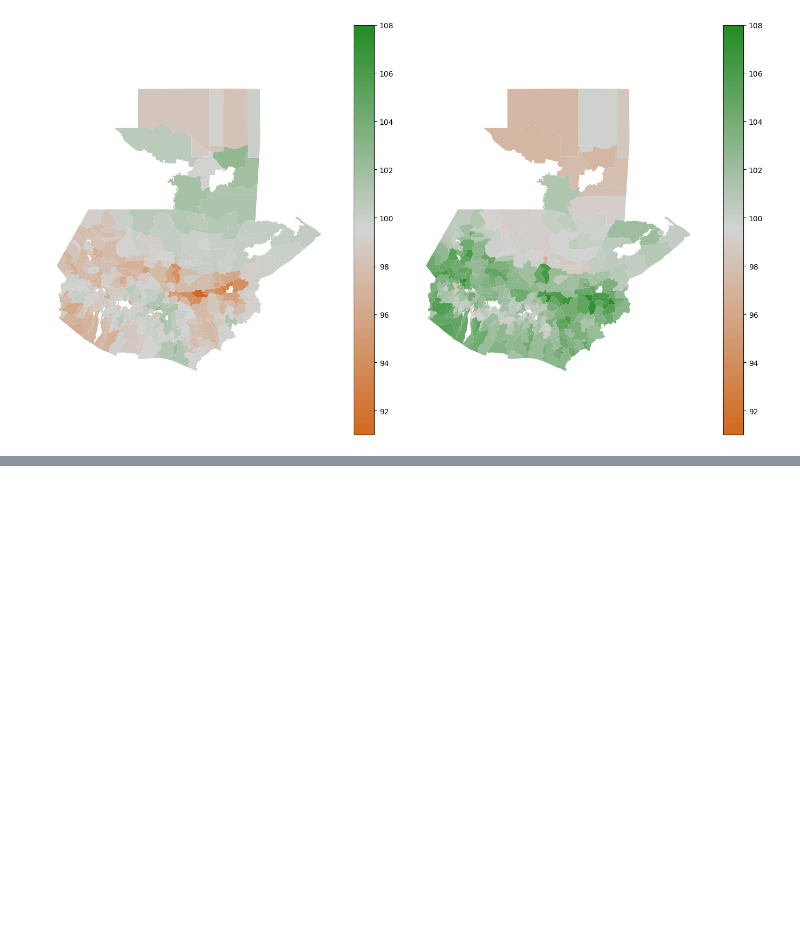
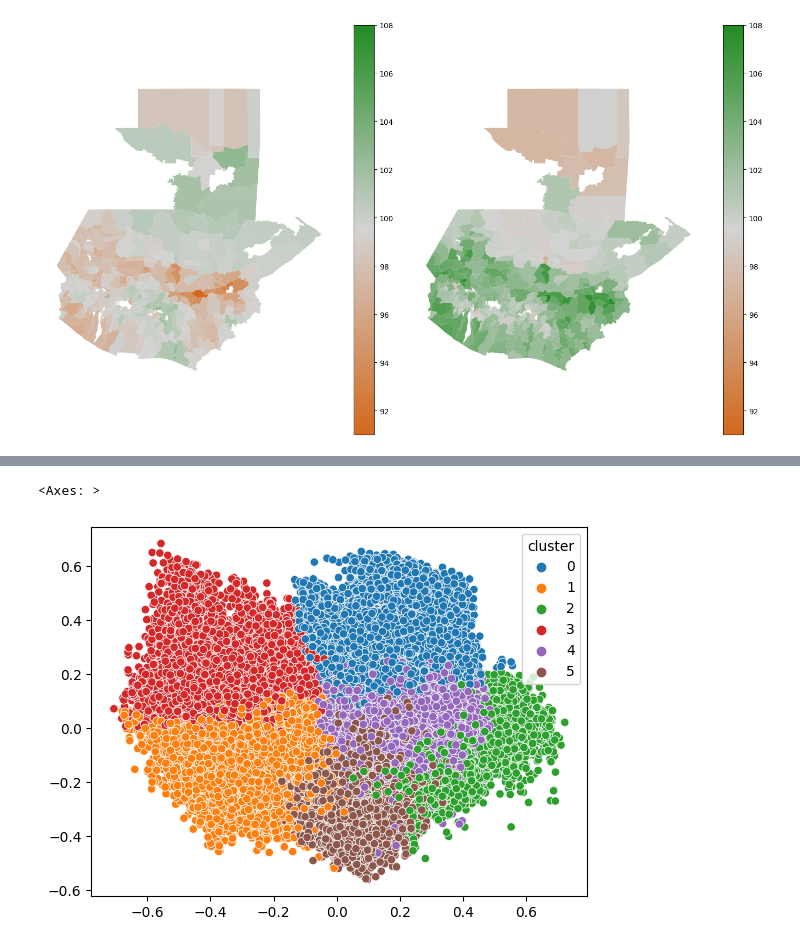
Before and after one commit to ManuelAlejandroMartinezFlores/ProyectoMineria, a Jupyter notebook: eda.ipynb, the cells around one changed output, grey strips where cells are left out. Saved outputs shown, nothing was run; the diff lists cells and outputs as text; code cells hidden in the pictures; blank space fills up the shorter version.

```diff
--- a/eda.ipynb
+++ b/eda.ipynb
@@ -363,0 +425,3 @@ plt.tight_layout()
+# %%
+clustering = KMeans(n_clusters = 6, max_iter = 300) #Creamos el modelo
+clustering.fit(df_norm) #Aplica el modelo a los datos
@@ -363,0 +449,10 @@ plt.tight_layout()
+# %%
+from sklearn.decomposition import PCA
+
+pca = PCA(n_components = 2) #Grafico de dos dimensiones
+pca_fit = pca.fit_transform(df_norm) #Obtenemos los componentes principales
+
+sns.scatterplot(x=pca_fit[:,0], y=pca_fit[:,1], hue=df_cluster.cluster, palette="tab10")
+# %% [output]
+<Axes: >
+[figure, added]
```
Also changed, not shown: parts of 19 cells of this notebook, 1 other file.
